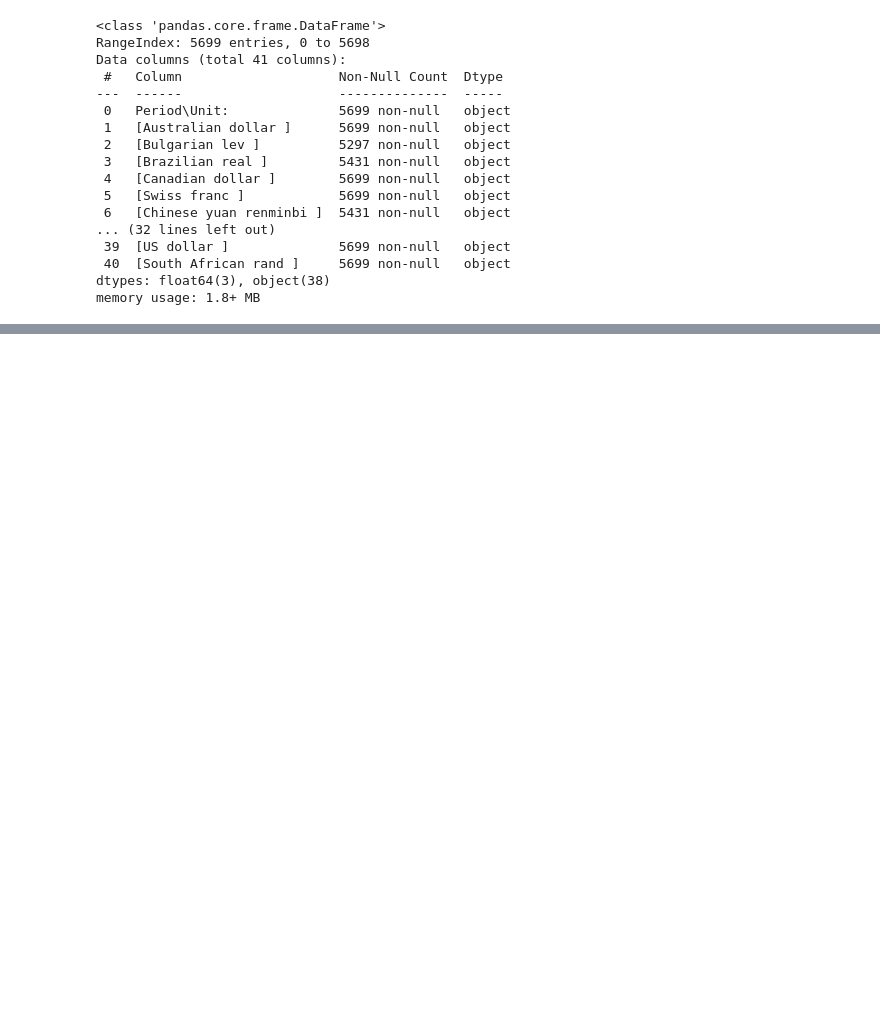
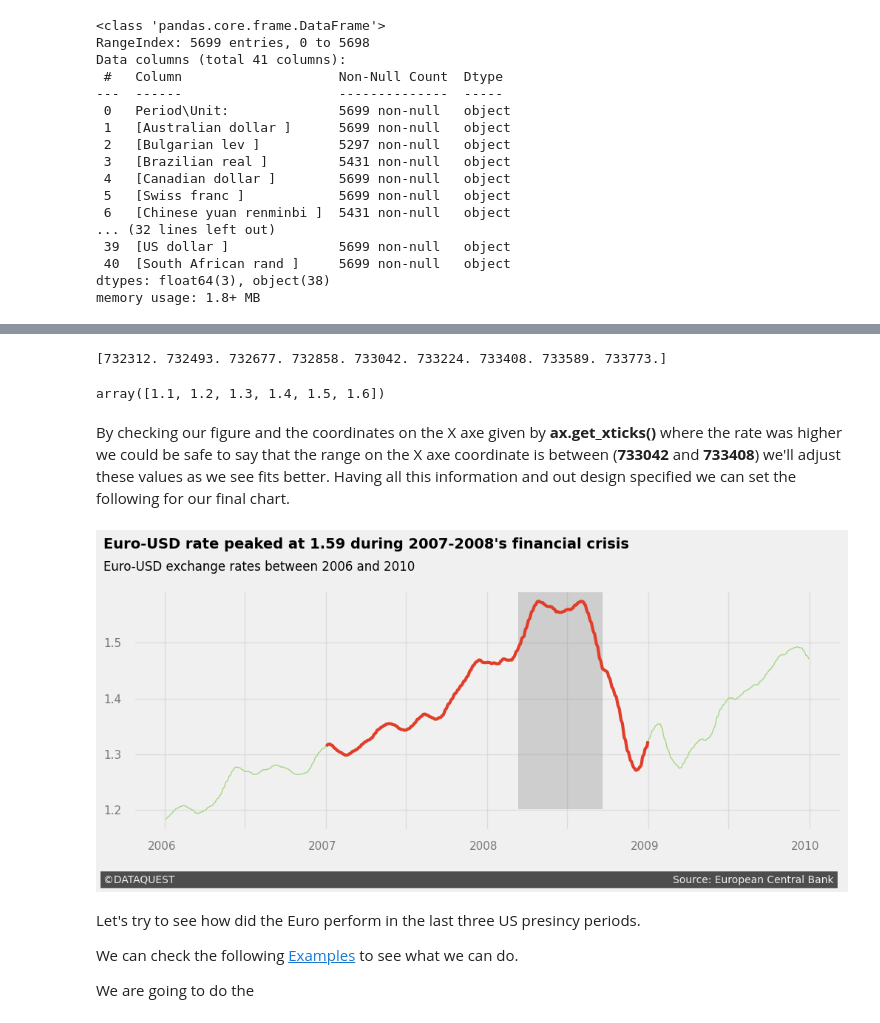
Before and after one commit to senthilkumar-somasundaram/DataScience, a Jupyter notebook: Exchange Rates.ipynb, the cells around one changed output, grey strips where cells are left out. Saved outputs shown, nothing was run; the diff lists cells and outputs as text; code cells hidden in the pictures; blank space fills up the shorter version.

```diff
--- a/Exchange Rates.ipynb
+++ b/Exchange Rates.ipynb
@@ -55,0 +277,70 @@ TypeError: rename() got an unexpected keyword argument 'column'
+# %%
+ax.get_xticks()
+
+print(ax.get_xticks())
+# %% [output]
+[732312. 732493. 732677. 732858. 733042. 733224. 733408. 733589. 733773.]
+# %%
+# Let's do the same with the y axes
+ax.get_yticks()
+# %% [output]
+array([1.1, 1.2, 1.3, 1.4, 1.5, 1.6])
+# %% [markdown]
+By checking our figure and the coordinates on the X axe given by **ax.get_xticks()** where the rate was higher we could be safe to say that the range on the X axe coordinate is between (**733042** and **733408**) we'll adjust these values as we see fits better. Having all this information and out design specified we can set the following for our final chart.
+# %%
+### Adding the FiveThirtyEight style
+import matplotlib.style as style
+style.use('fivethirtyeight')
+
+### Adding the plot
+fig,ax = plt.subplots(figsize=(11,4))
+ax.plot(financial_crisis['Time'],
+        financial_crisis['rolling_mean'],
+        linewidth=1, color='#A6D785')
+
+### Highlighting the 2007-2008 period
+ax.plot(financial_crisis_7_8['Time'],
+        financial_crisis_7_8['rolling_mean'],
+        linewidth=3, color='#e23d28')
+
+### Highlihting the peak of the crisis
+ax.axvspan(xmin=733112.0, xmax=733302.0, ymin=0.09,
+           alpha=0.3, color='grey')
+
+### Adding separate tick labels
+ax.set_xticklabels([])
+ax.set_yticklabels([])
+
+x = 732272.0
+for year in ['2006', '2007', '2008', '2009', '2010']:
+    ax.text(x, 1.13, year, alpha=0.5, fontsize=11)
+    x += 365
+
+y = 1.193
+for rate in ['1.2', '1.3', '1.4', '1.5']:
+    ax.text(732172.0, y, rate, alpha=0.5, fontsize=11)
+    y += 0.1
+
+## Adding a title and a subtitle
+ax.text(732172.0, 1.67, "Euro-USD rate peaked at 1.59 during 2007-2008's financial crisis",
+        weight='bold')
+ax.text(732172.0, 1.63, 'Euro-USD exchange rates between 2006 and 2010',
+        size=12)
+
+### Adding a signature
+ax.text(732172.0, 1.07, '©DATAQUEST' + ' '*154 + 'Source: European Central Bank',
+        color = '#f0f0f0', backgroundcolor = '#4d4d4d',
+        size=10)
+
+### Add some transparency to the grid
+ax.grid(alpha=0.5)
+
+plt.show()
+# %% [output]
+[figure, added]
+# %% [markdown]
+Let's try to see how did the Euro perform in the last three US presincy periods.
+
+We can check the following [Examples](https://matplotlib.org/stable/gallery/index.html) to see what we can do.
+
+We are going to do the
```
Also changed, not shown: parts of 46 cells of this notebook.
